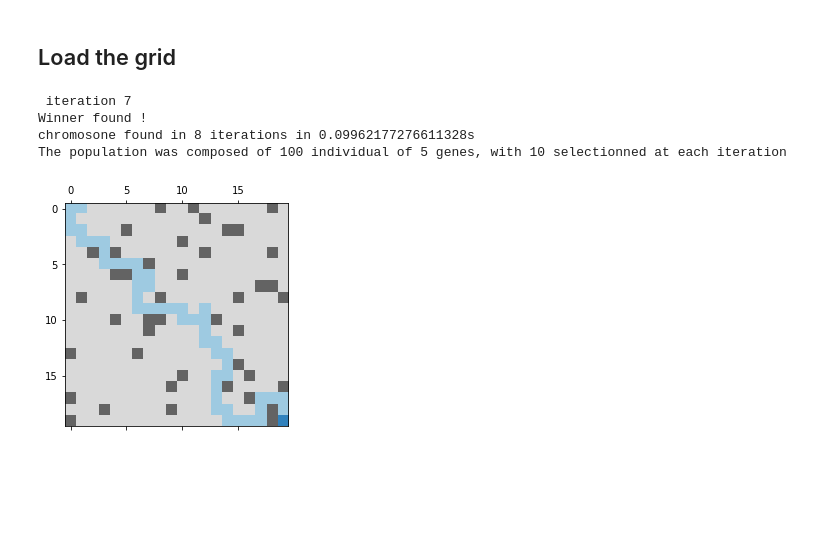
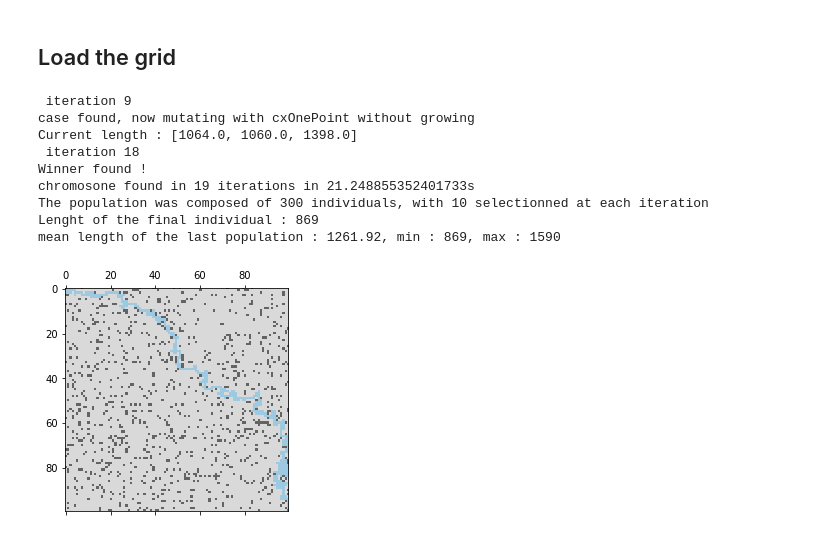
Before and after one commit to maximewel/IA-course, a Jupyter notebook: TP2_gen-alg-labyrinth/notebook.ipynb, the cells around one changed output. Cells and saved outputs as stored; diff of their text form; code cells hidden in the pictures; blank space fills up the shorter version.

Commit message:
commit a bit too big : Last changes to the algorithm, start of the report

```diff
--- a/TP2_gen-alg-labyrinth/notebook.ipynb
+++ b/TP2_gen-alg-labyrinth/notebook.ipynb
@@ -10,26 +11,29 @@ from labyrinth import solve_labyrinth
 ## Load the grid
 # %%
 def generate_field(M, N, P=.9, start=(0,0), end=None):
-    """ generate a M*N field with ~10% wall probabilities"""
+    """ generate a M*N field with ~10% wall probabilities - author : Steve Mendes Reis"""
     if end == None: end = (M-1,N-1)
     field = np.random.choice([0, 1], size=(M,N), p=[P, 1-P])
     field[start] = field[end] = 0
     return field
 # %%
-file = "grid10.npy"
-#grid = np.load(file)
-w = 40
-h = 40
+w = 100
+h = 100
 start = (0,0)
 end=(w-1,h-1)
 grid = generate_field(w, h, P=0.9, end=end)
 # %%
 # Run the genetic algorithm
-solution = solve_labyrinth(grid, start, end, 20)
+solution = solve_labyrinth(grid, start, end, 50)
 display_labyrinth(grid, start, end, solution)
 # %% [output]
- iteration 7
+ iteration 9
+case found, now mutating with cxOnePoint without growing
+Current length : [1064.0, 1060.0, 1398.0]
+ iteration 18
 Winner found !
-chromosone found in 8 iterations in 0.09962177276611328s
-The population was composed of 100 individual of 5 genes, with 10 selectionned at each iteration
+chromosone found in 19 iterations in 21.248855352401733s
+The population was composed of 300 individuals, with 10 selectionned at each iteration
+Lenght of the final individual : 869
+mean length of the last population : 1261.92, min : 869, max : 1590
-[figure, old version]
+[figure, new version]
```
Also changed, not shown: parts of 4 cells of this notebook, 9 other files.
